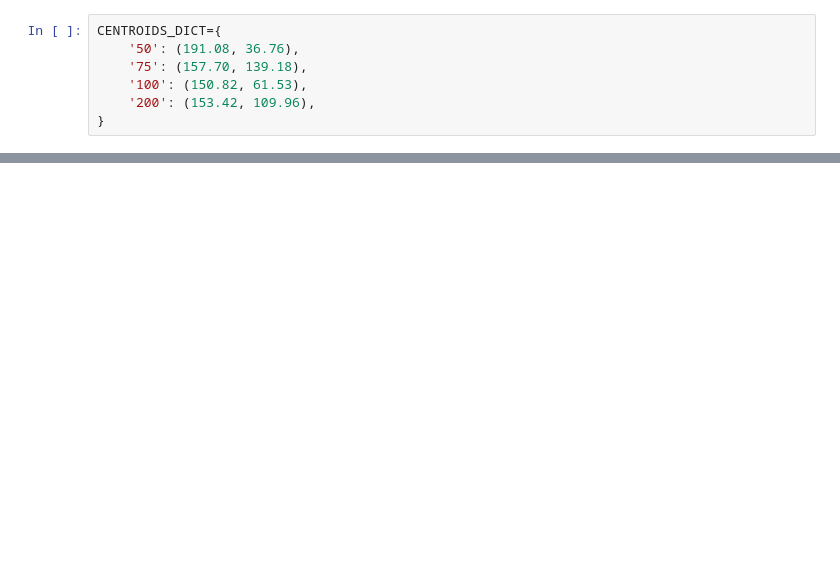
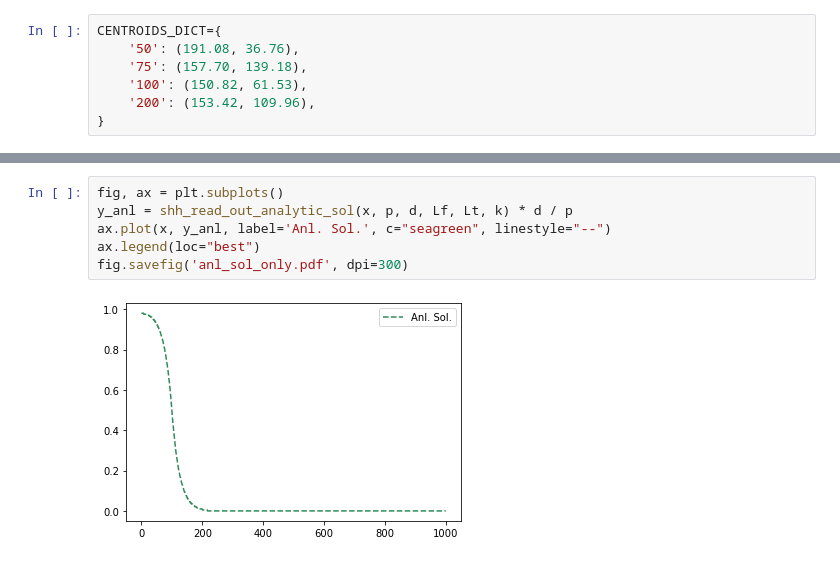
Before and after one commit to wyq977/cobi-project, a Jupyter notebook: fit_exp.ipynb, the cells around one changed output, grey strips where cells are left out. Cells and saved outputs as stored; diff of their text form; blank space fills up the shorter version.

```diff
--- a/fit_exp.ipynb
+++ b/fit_exp.ipynb
@@ -68,0 +58,8 @@ C0=0.0173  Lambda=21.2287 b=-0.0000
+# %%
+fig, ax = plt.subplots()
+y_anl = shh_read_out_analytic_sol(x, p, d, Lf, Lt, k) * d / p
+ax.plot(x, y_anl, label='Anl. Sol.', c="seagreen", linestyle="--")
+ax.legend(loc="best")
+fig.savefig('anl_sol_only.pdf', dpi=300)
+# %% [output]
+[figure, added]
```
Also changed, not shown: parts of 15 cells of this notebook, 1 other file.
